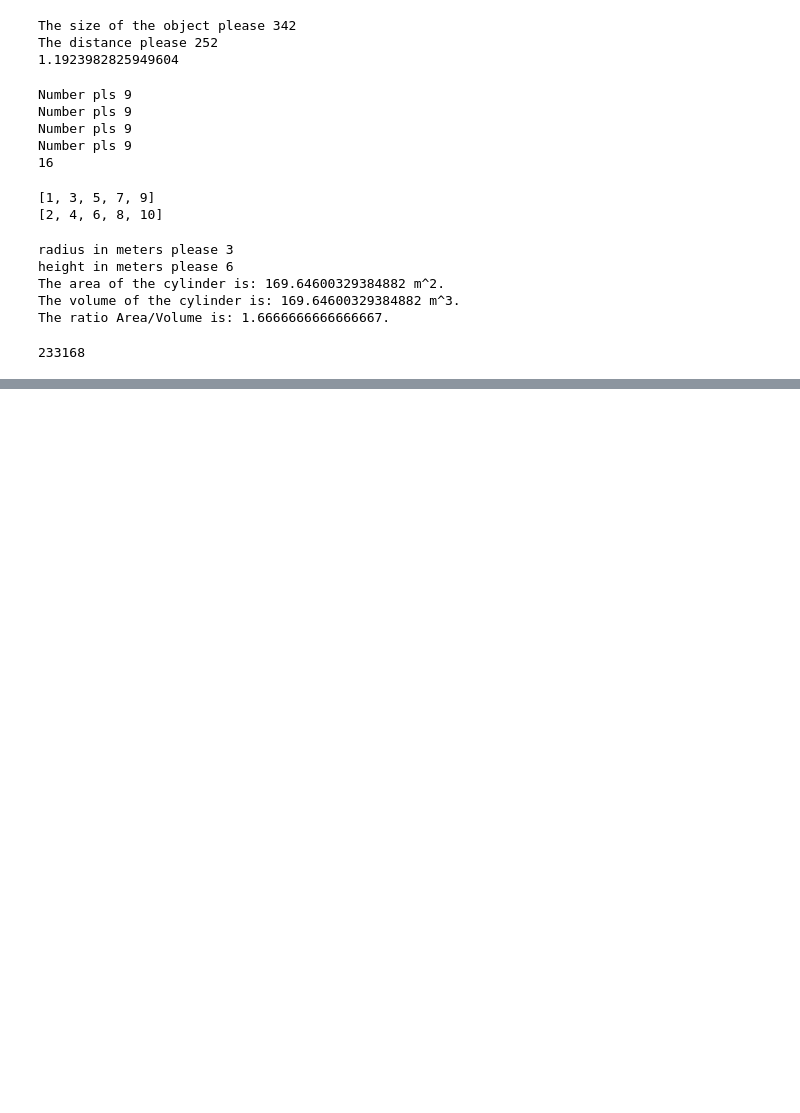
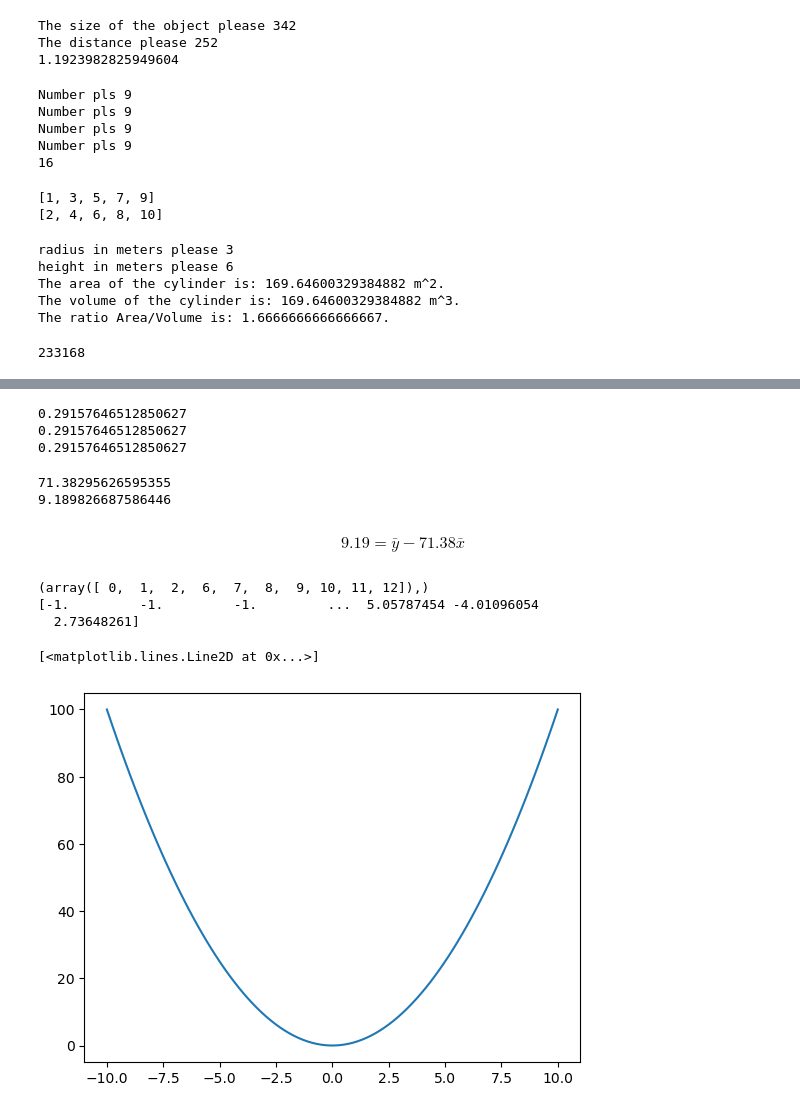
Before and after one commit to wendyr07/PROGNUM-repo, a Jupyter notebook: Task3/Notebooks/Week_3_sessions.ipynb, the cells around one changed output, grey strips where cells are left out. Saved outputs shown, nothing was run; the diff lists cells and outputs as text; code cells hidden in the pictures; blank space fills up the shorter version.

```diff
--- a/Task3/Notebooks/Week_3_sessions.ipynb
+++ b/Task3/Notebooks/Week_3_sessions.ipynb
@@ -236,0 +339,80 @@ multiples(1000)
+# %%
+#3.17
+import numpy as np
+from math import *
+
+def stdev(N):
+    y = np.linspace(0,1,N)
+    mu = (1/N)*sum(y)
+    std = sqrt((1/N)*sum((y-mu)**2))
+    print(std)
+
+stdev(100)
+
+b = np.linspace(0,1,100)
+print(np.std(b))
+
+
+#One-liner:
+print(sqrt((1/100)*sum((np.linspace(0,1,100)-((1/100)*sum(np.linspace(0,1,100))))**2)))
+# %% [output]
+0.29157646512850627
+0.29157646512850627
+0.29157646512850627
+# %%
+#3.18
+import numpy as np
+from math import *
+
+#Data
+x = np.array([18.49, 35.48, 35.48, 11.34, 7.12,
+              9.82, 23.66, 44, 66.7, 52.4,
+              55, 25.6, 26.19])
+
+y = np.array([2094.75, 2320.87, 1224.9, 872.13, 432.2,
+              751, 1410, 2700, 5292, 2550,
+              5253, 2419, 2158])
+x_avg =np.mean(x)
+y_avg =np.mean(y)
+
+b = (sum((x-x_avg)*(y-y_avg)))/sum((x-x_avg)**2)
+a =y_avg - b* x_avg #Is is the b from the y=ax+b or the error of b?
+print(b)
+print(a)
+
+#np.linalg.lstsq(x, y, rcond=None)
+# %% [output]
+71.38295626595355
+9.189826687586446
+# %% [markdown]
+$$9.19 = \bar{y} - 71.38\bar{x}$$
+# %%
+#3.19
+import numpy as np
+
+data = np.random.normal(loc=0.0, scale = 5, size = 100000)
+indices = np.where(x>15)
+data[indices] = -1  #Replaces the values for data with the same indices to -1.
+print(indices) #Just a check
+print(data)    #Just a check
+# %% [output]
+(array([ 0,  1,  2,  6,  7,  8,  9, 10, 11, 12]),)
+[-1.         -1.         -1.         ...  5.05787454 -4.01096054
+  2.73648261]
+# %%
+#3.20
+import numpy as np
+from numpy import sin, cos, tan
+import matplotlib.pyplot as plt
+
+def evalf(myfunc_as_string, x):
+   """ Evaluate expression for the values in x """
+   # get x in scope of this function
+   return eval(myfunc_as_string)
+
+x = np.linspace(-10,10, 100)
+y = evalf("x**2", x)
+plt.plot(x,y)
+# %% [output]
+[<matplotlib.lines.Line2D at 0x...>]
+[figure, added]
```
Also changed, not shown: parts of 9 cells of this notebook.
